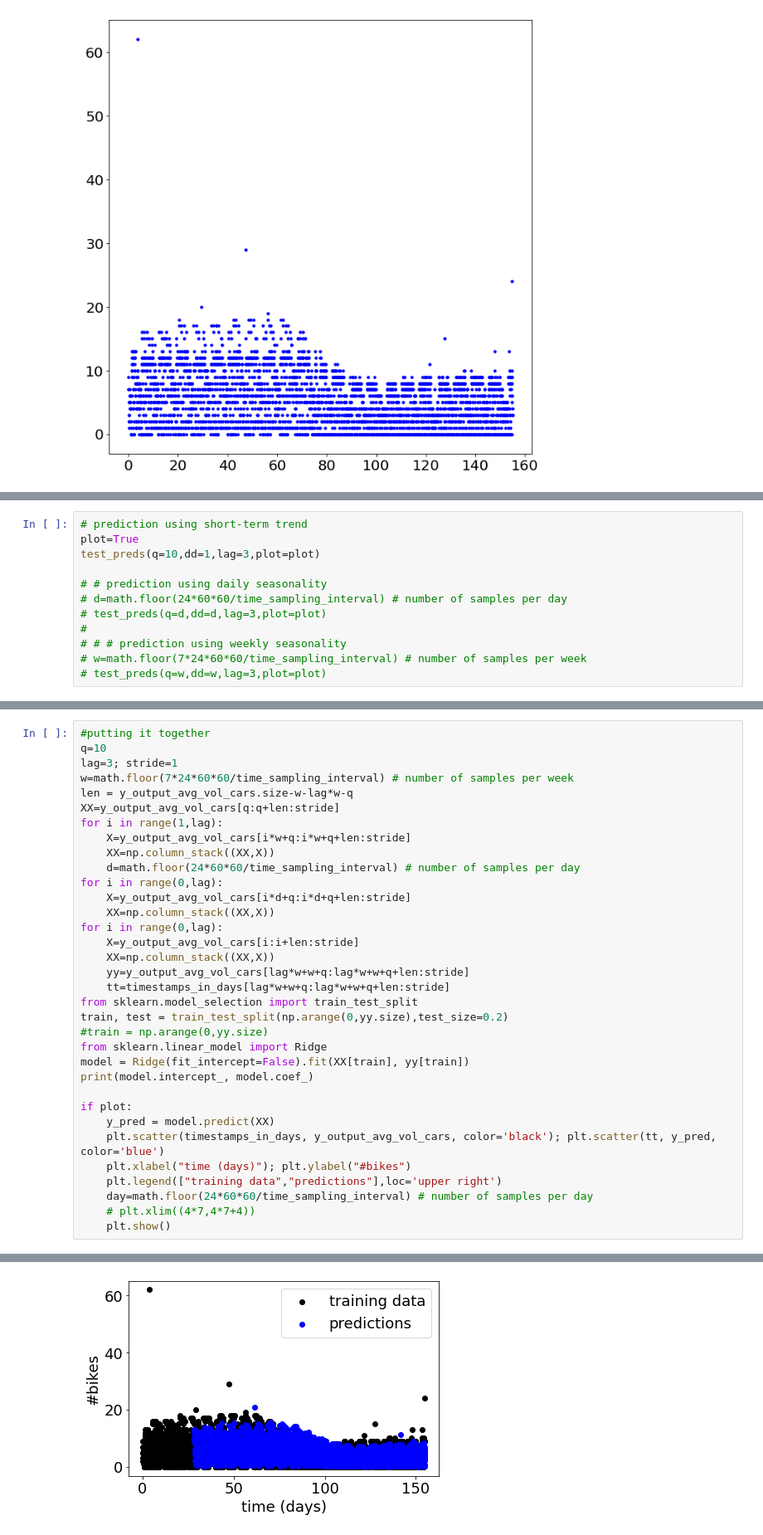
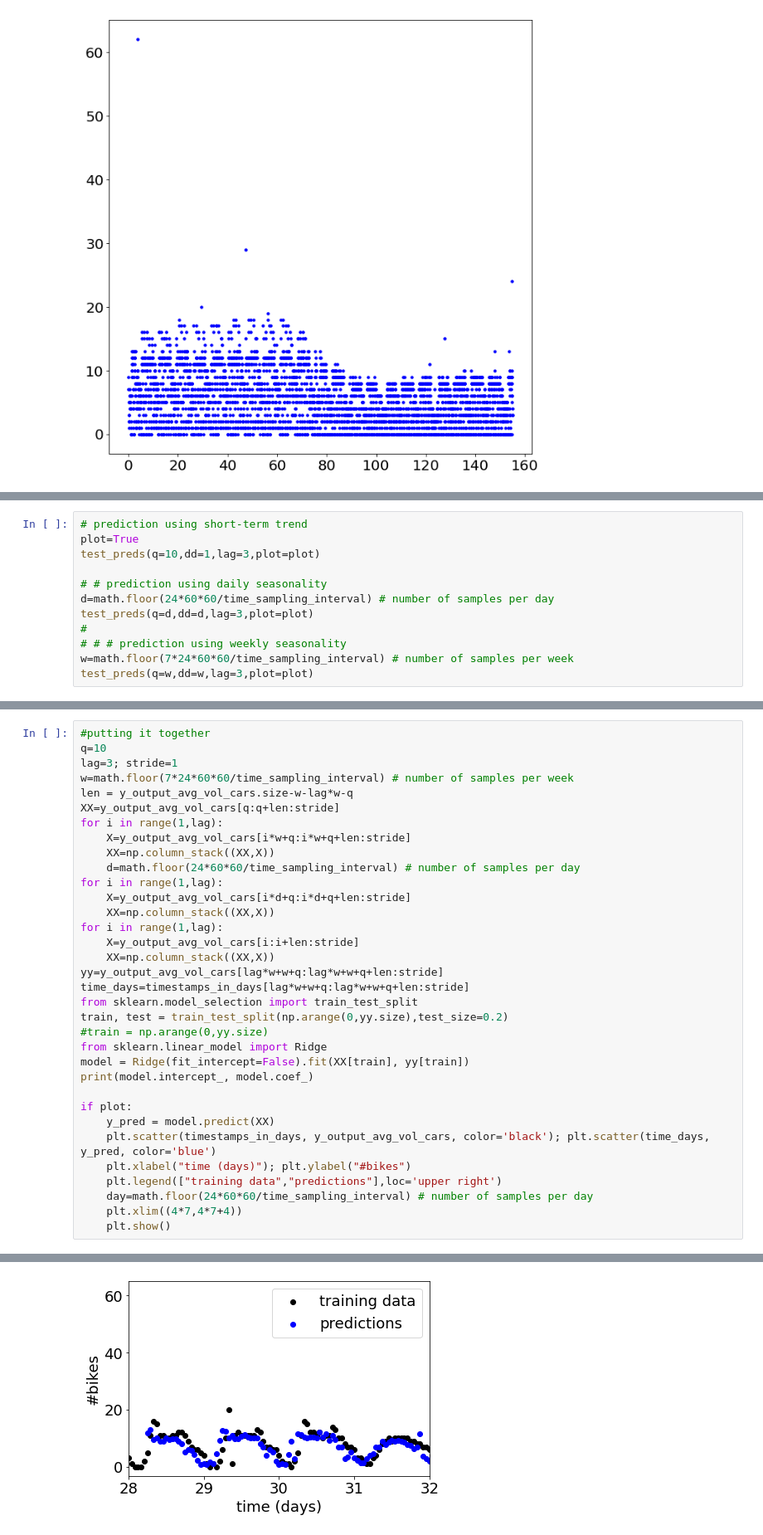
Before and after one commit to ashrivas99/traffic-prediction-dublin, a Jupyter notebook: timeSeriesFeatures.ipynb, the cells around one changed output, grey strips where cells are left out. Shown at 83% size. Drawn from its saved outputs; the diff is of its cells as text.

```diff
--- a/timeSeriesFeatures.ipynb
+++ b/timeSeriesFeatures.ipynb
@@ -114,12 +123,12 @@ plot=True
 test_preds(q=10,dd=1,lag=3,plot=plot)
 
 # # prediction using daily seasonality
-# d=math.floor(24*60*60/time_sampling_interval) # number of samples per day
-# test_preds(q=d,dd=d,lag=3,plot=plot)
+d=math.floor(24*60*60/time_sampling_interval) # number of samples per day
+test_preds(q=d,dd=d,lag=3,plot=plot)
 #
 # # # prediction using weekly seasonality
-# w=math.floor(7*24*60*60/time_sampling_interval) # number of samples per week
-# test_preds(q=w,dd=w,lag=3,plot=plot)
+w=math.floor(7*24*60*60/time_sampling_interval) # number of samples per week
+test_preds(q=w,dd=w,lag=3,plot=plot)
 # %% [output]
 XX.shape (3723,)
 y_output_avg_vol_cars.size 3736
@@ -150,14 +195,14 @@ for i in range(1,lag):
     X=y_output_avg_vol_cars[i*w+q:i*w+q+len:stride]
     XX=np.column_stack((XX,X))
     d=math.floor(24*60*60/time_sampling_interval) # number of samples per day
-for i in range(0,lag):
+for i in range(1,lag):
     X=y_output_avg_vol_cars[i*d+q:i*d+q+len:stride]
     XX=np.column_stack((XX,X))
-for i in range(0,lag):
+for i in range(1,lag):
     X=y_output_avg_vol_cars[i:i+len:stride]
     XX=np.column_stack((XX,X))
-    yy=y_output_avg_vol_cars[lag*w+w+q:lag*w+w+q+len:stride]
-    tt=timestamps_in_days[lag*w+w+q:lag*w+w+q+len:stride]
+yy=y_output_avg_vol_cars[lag*w+w+q:lag*w+w+q+len:stride]
+time_days=timestamps_in_days[lag*w+w+q:lag*w+w+q+len:stride]
 from sklearn.model_selection import train_test_split
 train, test = train_test_split(np.arange(0,yy.size),test_size=0.2)
 #train = np.arange(0,yy.size)
@@ -167,10 +212,10 @@ print(model.intercept_, model.coef_)
 
 if plot:
     y_pred = model.predict(XX)
-    plt.scatter(timestamps_in_days, y_output_avg_vol_cars, color='black'); plt.scatter(tt, y_pred, color='blue')
+    plt.scatter(timestamps_in_days, y_output_avg_vol_cars, color='black'); plt.scatter(time_days, y_pred, color='blue')
     plt.xlabel("time (days)"); plt.ylabel("#bikes")
     plt.legend(["training data","predictions"],loc='upper right')
     day=math.floor(24*60*60/time_sampling_interval) # number of samples per day
-    # plt.xlim((4*7,4*7+4))
+    plt.xlim((4*7,4*7+4))
     plt.show()
 # %% [output]
@@ -180,4 +224,4 @@ if plot:
-[figure, old version]
+[figure, new version]
 # %%
 # TODO:
 # Cross-Validation -kFold or timeseries split
```
Also changed, not shown: parts of 3 cells of this notebook.
